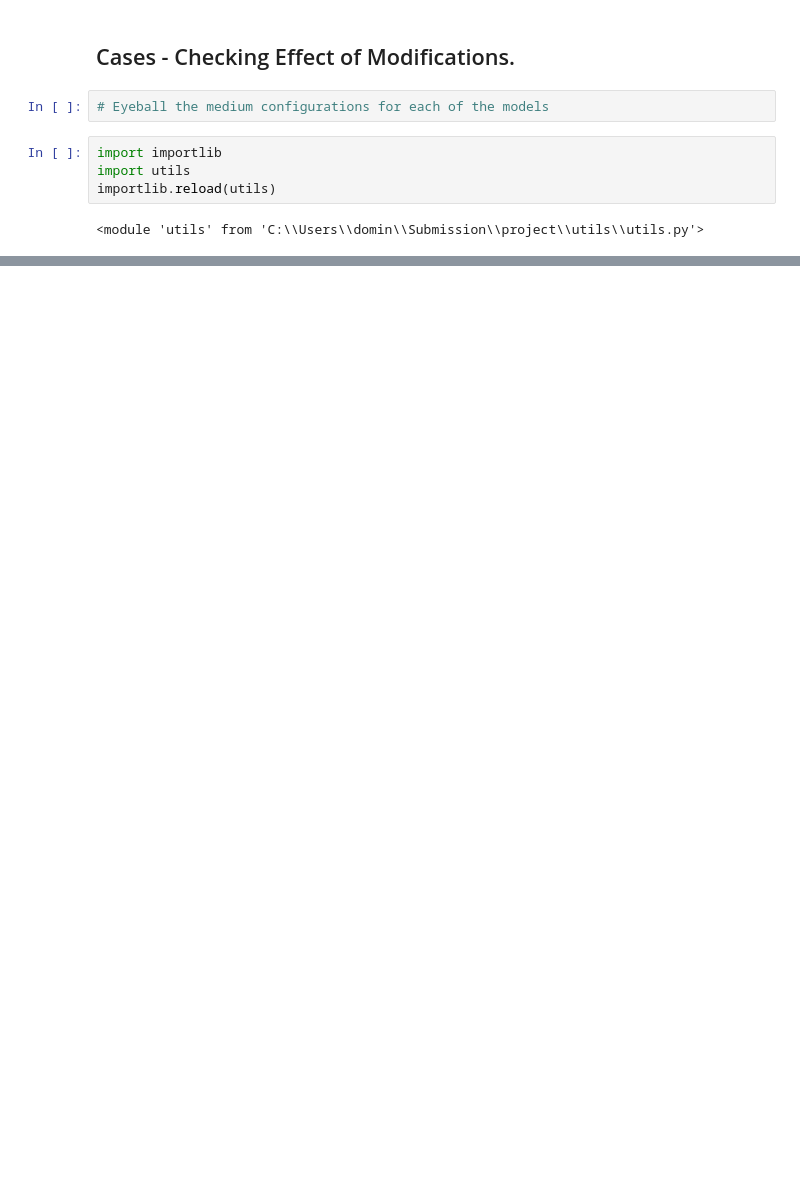
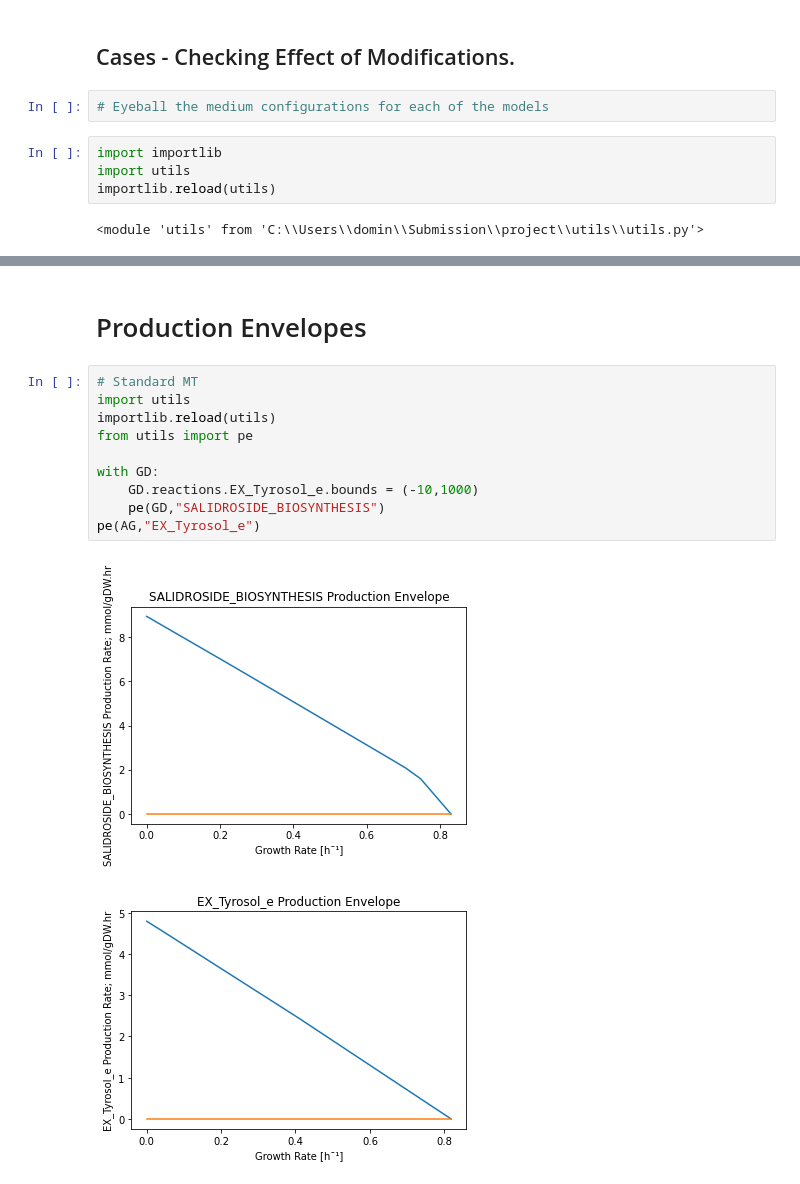
Before and after one commit to psxdf1/Submission, a Jupyter notebook: project/sections/ind_mod/ind_mod_character.ipynb, the cells around one changed output, grey strips where cells are left out. Saved outputs shown, nothing was run; the diff lists cells and outputs as text; blank space fills up the shorter version.

```diff
--- a/project/sections/ind_mod/ind_mod_character.ipynb
+++ b/project/sections/ind_mod/ind_mod_character.ipynb
@@ -90,0 +170,15 @@ GD_gr, GD_tmy = runcases(GD, "../../data/ind_mod_cases/GD", GD_tgt)
+# %% [markdown]
+# Production Envelopes
+# %%
+# Standard MT
+import utils
+importlib.reload(utils)
+from utils import pe
+
+with GD:
+    GD.reactions.EX_Tyrosol_e.bounds = (-10,1000)
+    pe(GD,"SALIDROSIDE_BIOSYNTHESIS")
+pe(AG,"EX_Tyrosol_e")
+# %% [output]
+[figure, added]
+[figure, added]
```
Also changed, not shown: parts of 10 cells of this notebook, 8 other files.
